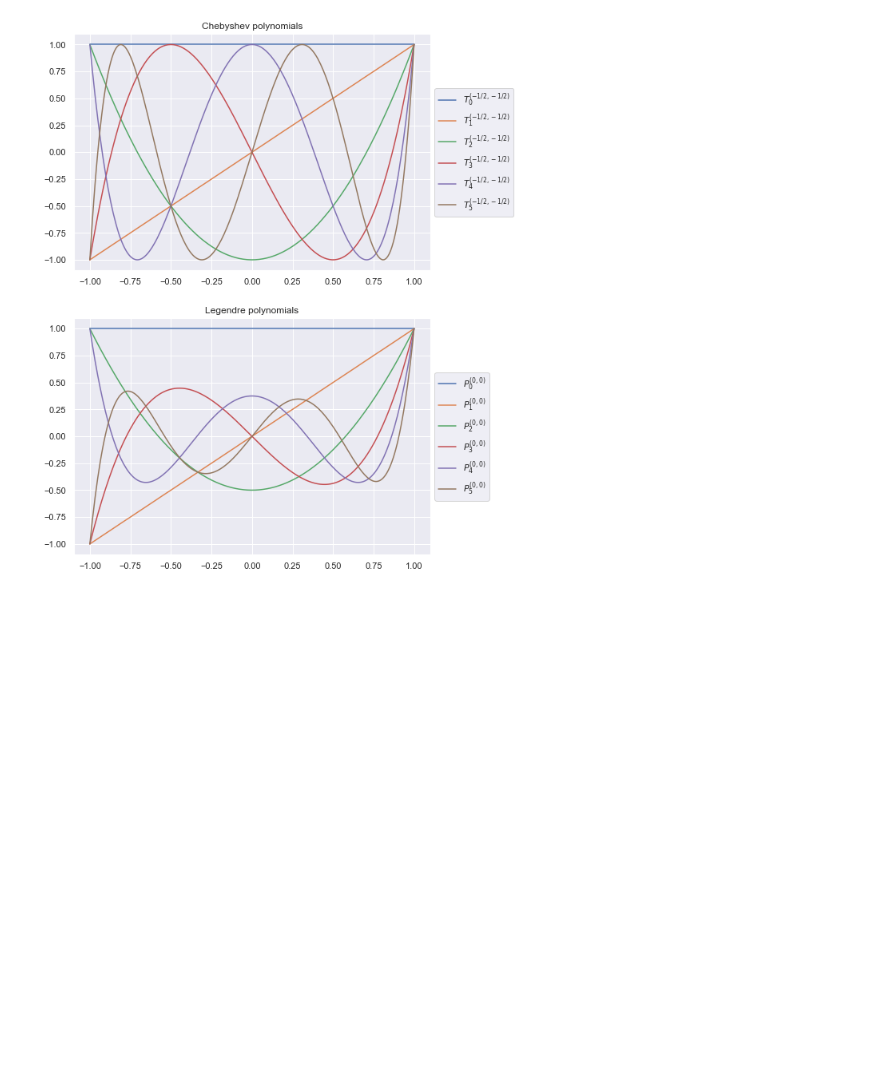
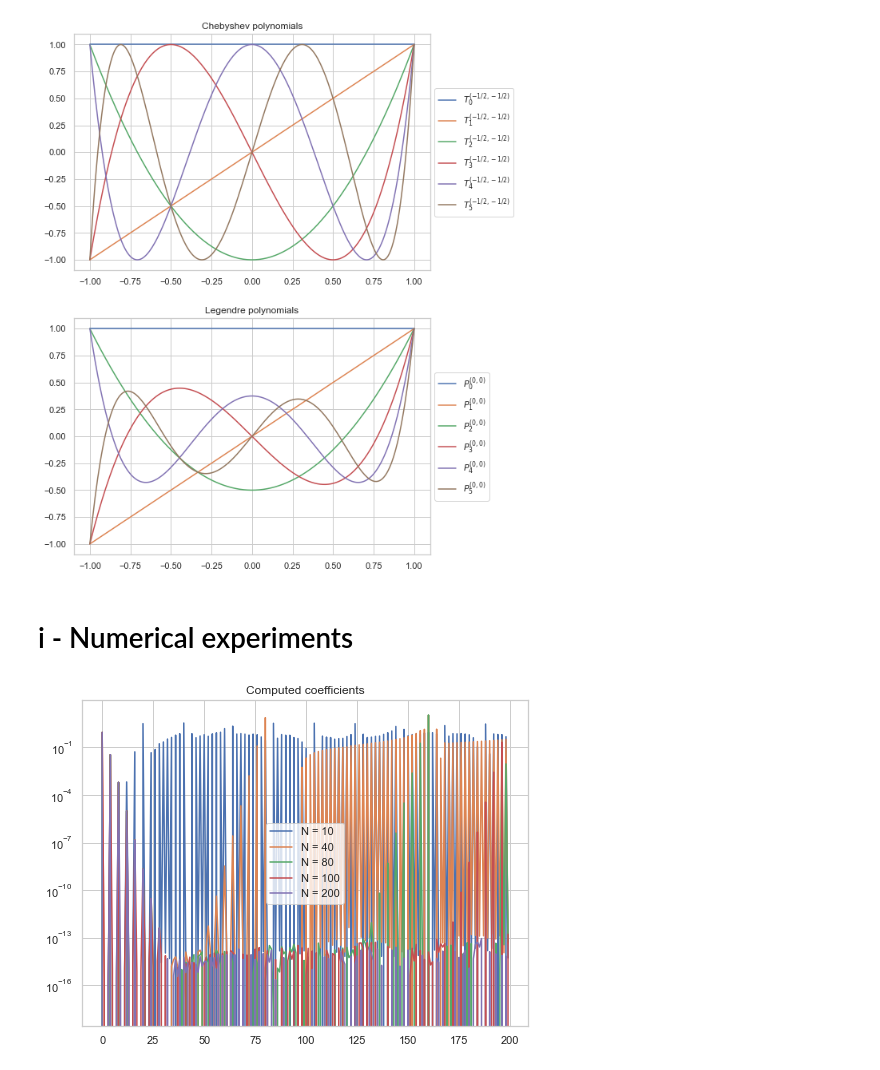
Before and after one commit to JeppeKlitgaard/02689-Advanced-Numerical-Methods, a Jupyter notebook: assignment_1/2_polynomial.ipynb, the cells around one changed output. Cells and saved outputs as stored; diff of their text form; code cells hidden in the pictures; blank space fills up the shorter version.

```diff
--- a/assignment_1/2_polynomial.ipynb
+++ b/assignment_1/2_polynomial.ipynb
@@ -6,7 +6,7 @@ import matplotlib.pyplot as plt
 import time
 import math
 # %%
-sns.set_theme()
+sns.set_theme(style="whitegrid")
 # %% [markdown]
 # h - Jacobi polynomials
 # %%
@@ -52,3 +96,5 @@ axs[1].legend(loc="center left", bbox_to_anchor=(1, 0.5))
 # %% [output]
 <matplotlib.legend.Legend at 0x...>
 [figure]
+# %% [markdown]
+# i - Numerical experiments
@@ -54,0 +192,11 @@ axs[1].legend(loc="center left", bbox_to_anchor=(1, 0.5))
+# %%
+fig, ax = plt.subplots(1, 1, figsize=(8,6))
+
+for i in range(len(Ns)):
+    ax.plot(coefficients[i], label = f"N = {Ns[i]}")
+
+ax.legend()
+ax.set_title("Computed coefficients")
+ax.set_yscale('log')
+# %% [output]
+[figure, added]
```
Also changed, not shown: parts of 9 cells of this notebook.
